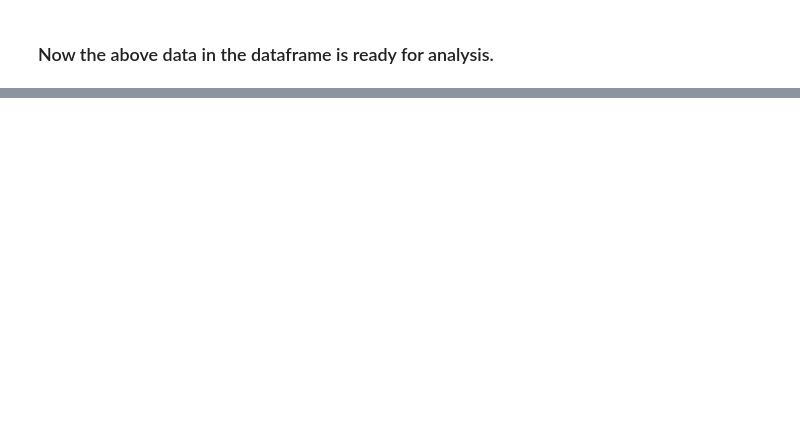
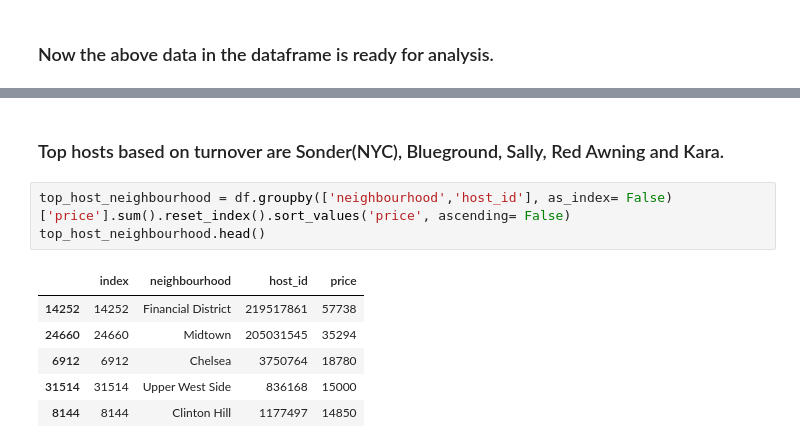
Before and after one commit to pasayat-siddhartha/Capstone_Project01_EDA_Airbnb_Booking_Analysis, a Jupyter notebook: SP_Airbnb_Bookings_Analysis_Capstone_Project.ipynb, the cells around one changed output, grey strips where cells are left out. Cells and saved outputs as stored; diff of their text form; blank space fills up the shorter version.

```diff
--- a/SP_Airbnb_Bookings_Analysis_Capstone_Project.ipynb
+++ b/SP_Airbnb_Bookings_Analysis_Capstone_Project.ipynb
@@ -257,0 +271,12 @@ df.describe()
+# %% [markdown]
+### Top hosts based on turnover are Sonder(NYC), Blueground, Sally, Red Awning and Kara.
+# %%
+top_host_neighbourhood = df.groupby(['neighbourhood','host_id'], as_index= False)['price'].sum().reset_index().sort_values('price', ascending= False)
+top_host_neighbourhood.head()
+# %% [output]
+|  | index | neighbourhood | host_id | price |
+| 14252 | 14252 | Financial District | 219517861 | 57738 |
+| 24660 | 24660 | Midtown | 205031545 | 35294 |
+| 6912 | 6912 | Chelsea | 3750764 | 18780 |
+| 31514 | 31514 | Upper West Side | 836168 | 15000 |
+| 8144 | 8144 | Clinton Hill | 1177497 | 14850 |
```
Also changed, not shown: parts of 5 cells of this notebook.
